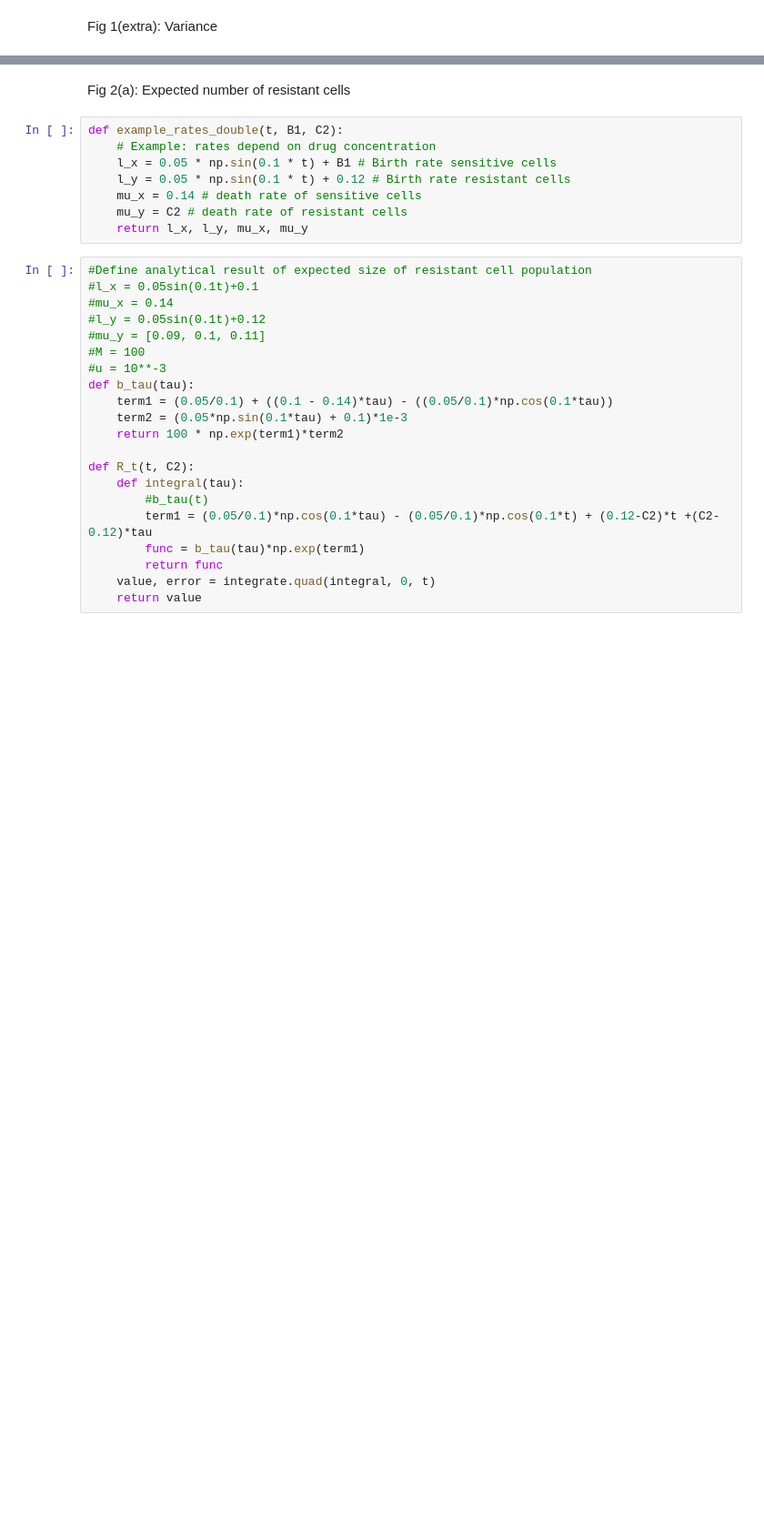
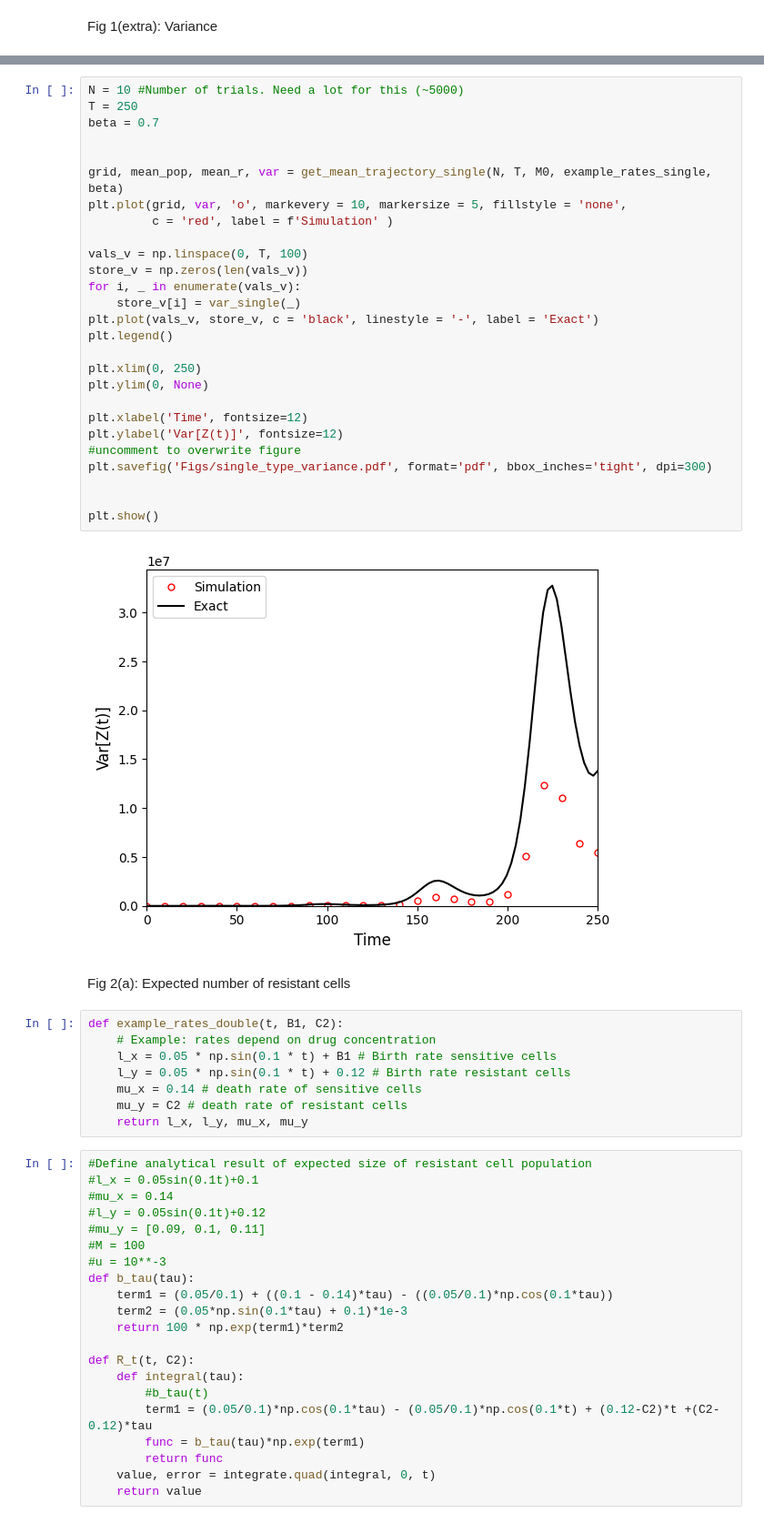
Before and after one commit to colmmcc2000/RSCAM_Group_11, a Jupyter notebook: code_RSCAM.ipynb, the cells around one changed output, grey strips where cells are left out. Shown at 91% size. Cells and saved outputs as stored; diff of their text form; blank space fills up the shorter version.

```diff
--- a/code_RSCAM.ipynb
+++ b/code_RSCAM.ipynb
@@ -107,3 +150,32 @@ Fig 1(extra): Variance
+# %%
+N = 10 #Number of trials. Need a lot for this (~5000)
+T = 250
+beta = 0.7
+
+
+grid, mean_pop, mean_r, var = get_mean_trajectory_single(N, T, M0, example_rates_single, beta)
+plt.plot(grid, var, 'o', markevery = 10, markersize = 5, fillstyle = 'none',
+         c = 'red', label = f'Simulation' )
+
+vals_v = np.linspace(0, T, 100)
+store_v = np.zeros(len(vals_v))
+for i, _ in enumerate(vals_v):
+    store_v[i] = var_single(_)
+plt.plot(vals_v, store_v, c = 'black', linestyle = '-', label = 'Exact')
+plt.legend()
+
+plt.xlim(0, 250)
+plt.ylim(0, None)
+
+plt.xlabel('Time', fontsize=12)
+plt.ylabel('Var[Z(t)]', fontsize=12)
+#uncomment to overwrite figure
+plt.savefig('Figs/single_type_variance.pdf', format='pdf', bbox_inches='tight', dpi=300)
+
+
+plt.show()
+# %% [output]
+[figure, added]
 # %% [markdown]
 Fig 2(a): Expected number of resistant cells
 # %%
```
Also changed, not shown: parts of 6 cells of this notebook, 5 other files.
